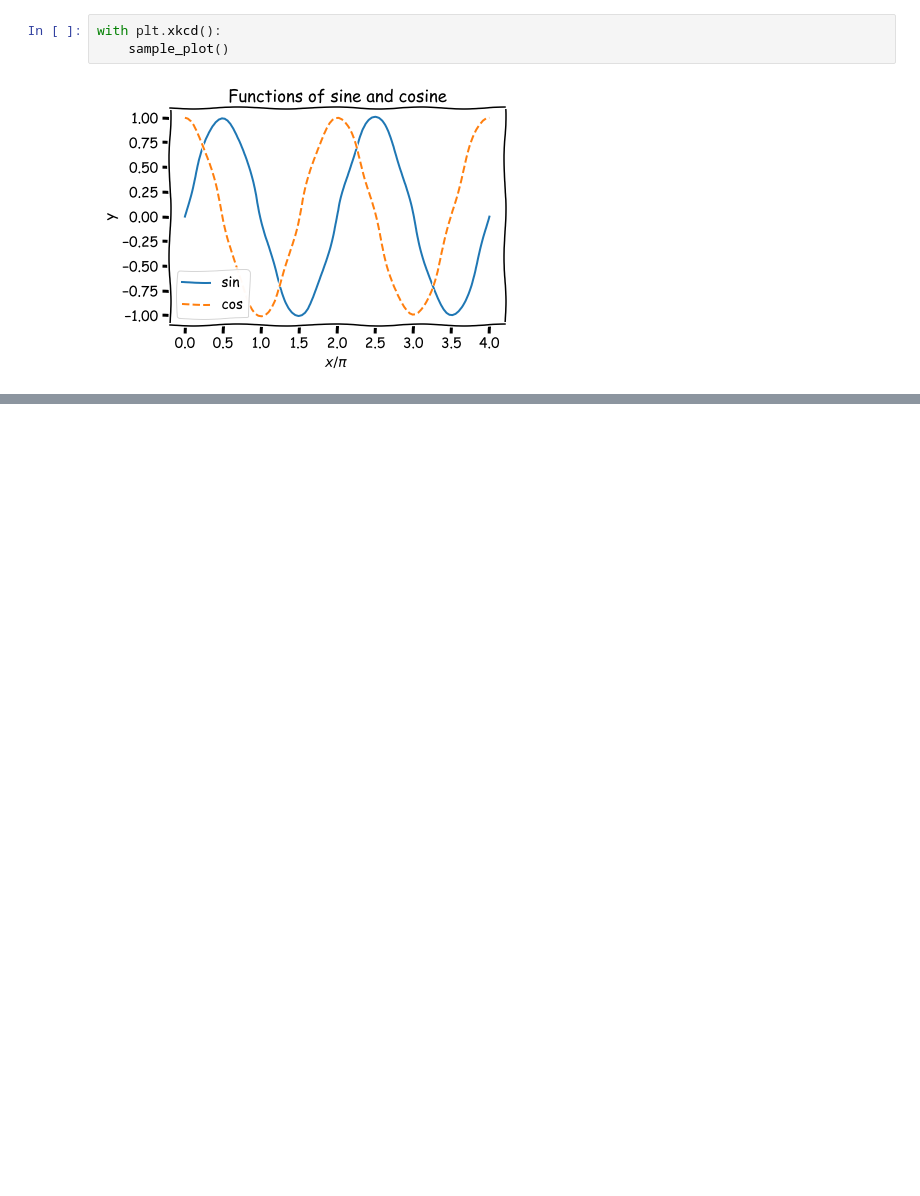
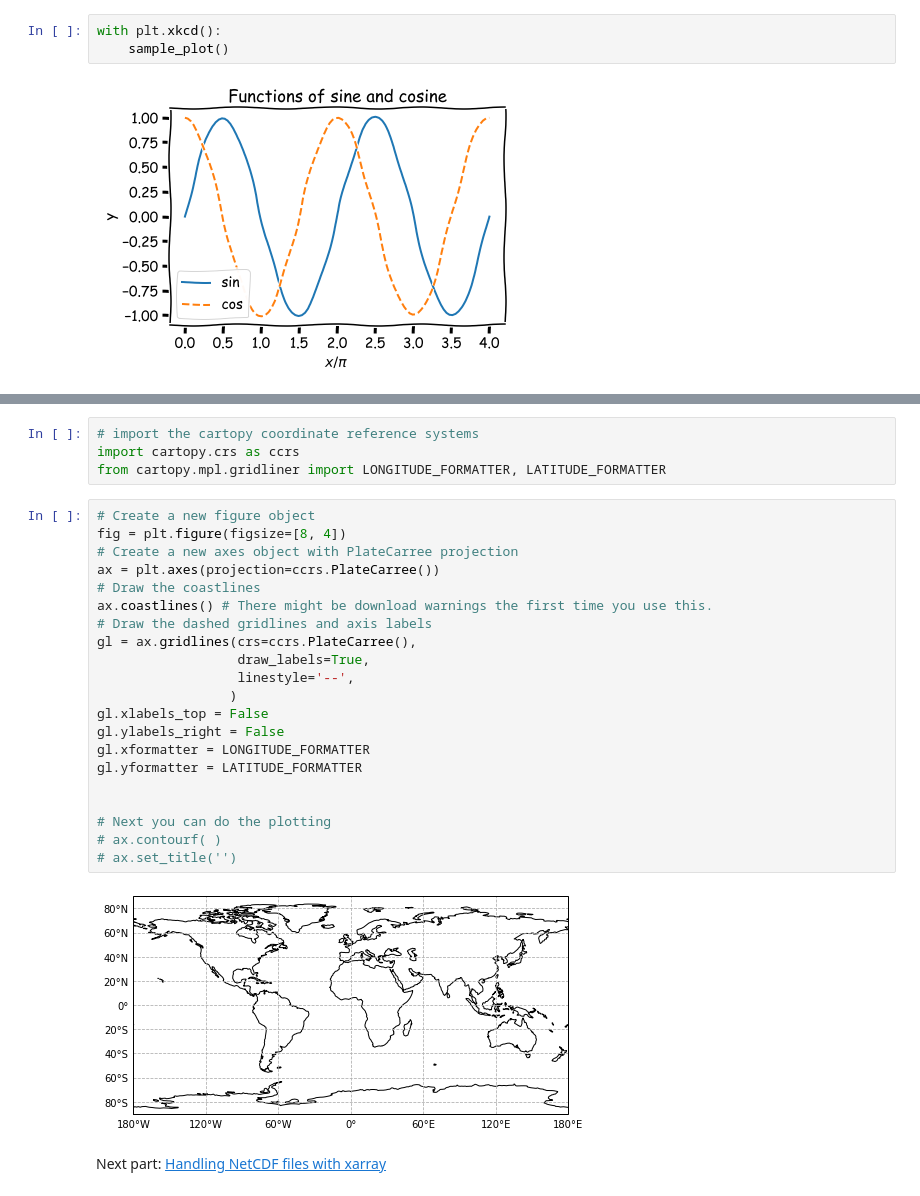
Before and after one commit to joeylamcy/Python_tutorial, a Jupyter notebook: Part5_plotting.ipynb, the cells around one changed output, grey strips where cells are left out. Drawn from its saved outputs; the diff is of its cells as text; blank space fills up the shorter version.

```diff
--- a/Part5_plotting.ipynb
+++ b/Part5_plotting.ipynb
@@ -240,0 +247,29 @@ with plt.xkcd():
+# %%
+# import the cartopy coordinate reference systems
+import cartopy.crs as ccrs
+from cartopy.mpl.gridliner import LONGITUDE_FORMATTER, LATITUDE_FORMATTER
+# %%
+# Create a new figure object
+fig = plt.figure(figsize=[8, 4])
+# Create a new axes object with PlateCarree projection
+ax = plt.axes(projection=ccrs.PlateCarree())
+# Draw the coastlines
+ax.coastlines() # There might be download warnings the first time you use this.
+# Draw the dashed gridlines and axis labels
+gl = ax.gridlines(crs=ccrs.PlateCarree(),
+                  draw_labels=True,
+                  linestyle='--',
+                 )
+gl.xlabels_top = False
+gl.ylabels_right = False
+gl.xformatter = LONGITUDE_FORMATTER
+gl.yformatter = LATITUDE_FORMATTER
+
+
+# Next you can do the plotting
+# ax.contourf( )
+# ax.set_title('')
+# %% [output]
+[figure, added]
+# %% [markdown]
+Next part: [Handling NetCDF files with xarray](./Part6_xarray.ipynb)
```
Also changed, not shown: parts of 2 cells of this notebook, 5 other files.
